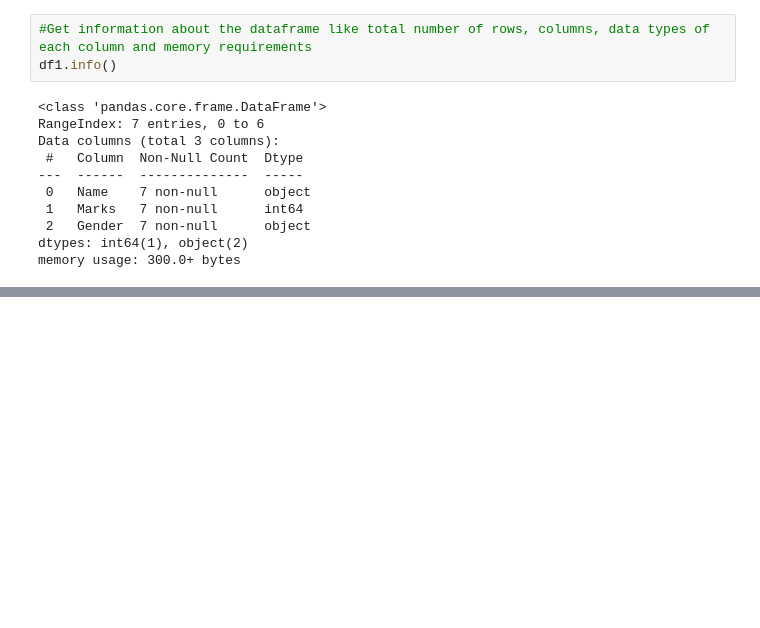
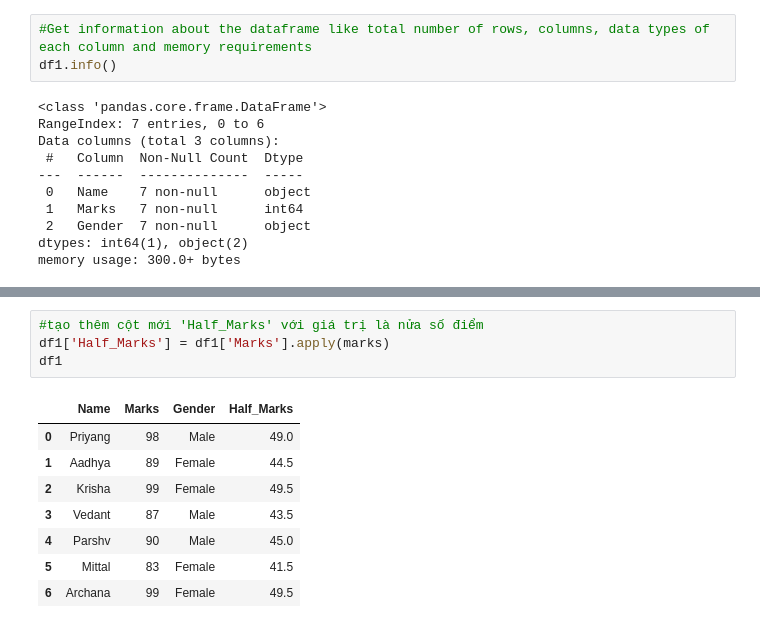
Before and after one commit to minhhi68/Python-MiniProjects, a Jupyter notebook: WarmUpExercise.ipynb, the cells around one changed output, grey strips where cells are left out. Saved outputs shown, nothing was run; the diff lists cells and outputs as text; blank space fills up the shorter version.

```diff
--- a/WarmUpExercise.ipynb
+++ b/WarmUpExercise.ipynb
@@ -58,0 +172,13 @@ memory usage: 300.0+ bytes
+# %%
+#tạo thêm cột mới 'Half_Marks' với giá trị là nửa số điểm
+df1['Half_Marks'] = df1['Marks'].apply(marks)
+df1
+# %% [output]
+|  | Name | Marks | Gender | Half_Marks |
+| 0 | Priyang | 98 | Male | 49.0 |
+| 1 | Aadhya | 89 | Female | 44.5 |
+| 2 | Krisha | 99 | Female | 49.5 |
+| 3 | Vedant | 87 | Male | 43.5 |
+| 4 | Parshv | 90 | Male | 45.0 |
+| 5 | Mittal | 83 | Female | 41.5 |
+| 6 | Archana | 99 | Female | 49.5 |
```
Also changed, not shown: parts of 21 cells of this notebook.
